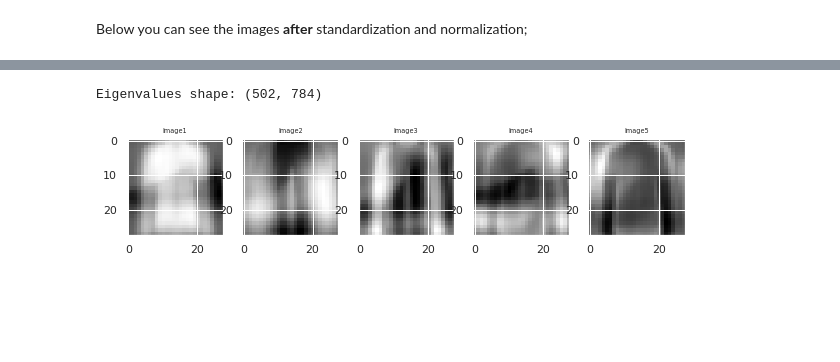
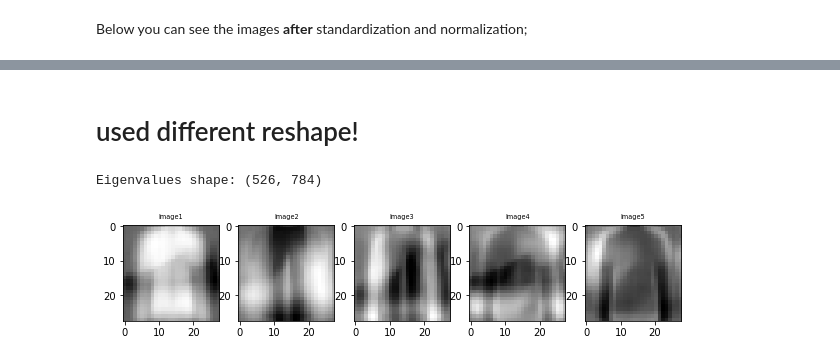
Before and after one commit to ilante/AML_91934_exam, a Jupyter notebook: Englander_AML_1_and_2.ipynb, the cells around one changed output, grey strips where cells are left out. Cells and saved outputs as stored; diff of their text form; code cells hidden in the pictures; blank space fills up the shorter version.

```diff
--- a/Englander_AML_1_and_2.ipynb
+++ b/Englander_AML_1_and_2.ipynb
@@ -1759,7 +1522,7 @@ n_col = 5
 plt.figure(figsize=(10,8))
 for i in list(range(n_row*n_col)):
     plt.subplot(n_row, n_col, i+1)
-    plt.imshow(X_train_all_std[i,:].reshape(28,28), cmap="gray")
+    plt.imshow(train_img_std[i,:].reshape(28,28), cmap="gray")
     title_text = "Image" + str(i+1)
     plt.title(title_text, size=6.5)
 # %% [output]
@@ -1780,8 +1543,8 @@ $\frac{\frac{1}{m}\sum^{m}_{i=1}||x^{(i)}-x^{(i)}_{approx}||^2}{\frac{1}{m}\sum^
 
 So we want to retain 99% of the variance!
 # %%
-mean_vec = np.mean(X_train_all_std, axis=0)
-cov_mat = np.cov(X_train_all_std.T)
+mean_vec = np.mean(train_img_std, axis=0)
+cov_mat = np.cov(train_img_std.T)
 eig_vals, eig_vecs = np.linalg.eig(cov_mat)
 print("Shape of Covariance matrix: ", cov_mat.shape)
 eig_pairs = [(np.abs(eig_vals[i]),eig_vecs[:,i]) for i in range(len(eig_vals))]
@@ -1795,8 +1558,9 @@ time: 1.22 s (started: 2021-12-12 14:46:03 +00:00)
 # %%
 # played with k until I had 99.00 % of the variance retained.
-add =0.0
-for i in range(502):
+cmp_n = 526
+add = 0.0
+for i in range(cmp_n):
     add+= var_exp[i]
 
-print('first 502 components average variance: %.2f' % add)
+print('first ',cmp_n,' components average variance: %.2f' % add)
 # %% [output]
@@ -1816,5 +1580,5 @@ time: 1.38 s (started: 2021-12-12 14:47:50 +00:00)
 # %%
-pca = PCA(n_components=502)
-X_train_pca = pca.fit_transform(X_train_all_std) # input for svm.fit()
-X_test_pca = pca.fit_transform(X_test_all_std) # input for svm.predict()
+pca = PCA(n_components=cmp_n)
+X_train_pca = pca.fit_transform(train_img_std) # input for svm.fit()
+X_test_pca = pca.fit_transform(test_img_std) # input for svm.predict()
 # %% [output]
@@ -1822,18 +1596,20 @@ time: 37.4 s (started: 2021-12-12 14:47:56 +00:00)
+# %% [markdown]
+# used different reshape!
 # %%
-eigenvalues = pca.components_.reshape(502, 28, 28)
+eigenvalues = pca.components_.reshape(cmp_n, 784) #28, 28)
 eigenvalues = pca.components_
 print("Eigenvalues shape:", eigenvalues.shape)
 
 n_row = 1
 n_col = 5
 plt.figure(figsize=(10,8))
 for i in list(range(n_row*n_col)):
     plt.subplot(n_row, n_col, i+1)
     plt.imshow(eigenvalues[i,:].reshape(28,28), cmap="gray")
     title_text = "Image" + str(i+1)
     plt.title(title_text, size=6.5)
 
 plt.show()
 # %% [output]
-Eigenvalues shape: (502, 784)
+Eigenvalues shape: (526, 784)
-[figure, old version]
+[figure, new version]
```
Also changed, not shown: parts of 42 cells of this notebook.
